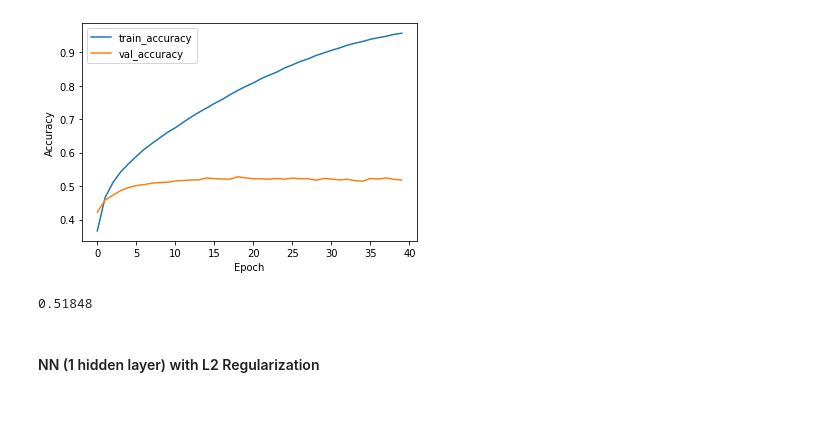
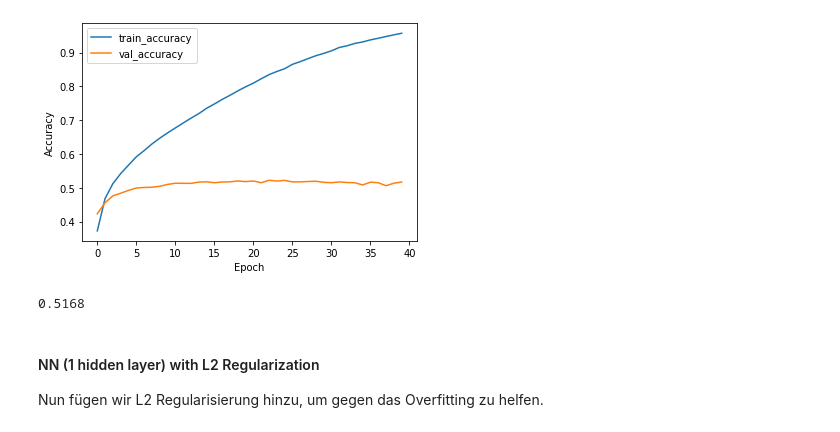
Before and after one commit to benikm91/cas_ml_lab_cifar10, a Jupyter notebook: src/solutions/5_neural_network.ipynb, the cells around one changed output. Cells and saved outputs as stored; diff of their text form; code cells hidden in the pictures.

```diff
--- a/src/solutions/5_neural_network.ipynb
+++ b/src/solutions/5_neural_network.ipynb
@@ -45,2 +63,8 @@ X_data, y_data = load_data()
+# %%
+# Load the data and split into features and labels
+with open('../../data/train.pkl', 'rb') as f:
+    data_train = pickle.load(f)
+X_data = data_train["images"]
+y_data = data_train["labels"]
 # %%
 X_train, X_val, y_train, y_val = train_test_split(X_data, y_data, random_state=42)
@@ -104,19 +137,19 @@ Epoch 40/40
 # %%
-model = Sequential([
+nn = Sequential([
     layers.InputLayer(input_shape=(32*32*3), name='input_layer'),
     layers.Dense(1024, activation=activations.relu, name='hidden_layer'),
     layers.Dense(10, activation=activations.linear, name='output_layer'),
 ])
-model.compile(
+nn.compile(
     optimizer='sgd',
     loss=losses.SparseCategoricalCrossentropy(from_logits=True),
     metrics=['accuracy']
 )
 
-history = model.fit(X_train_std.reshape(-1, 32 * 32 * 3), y_train_enc, batch_size=128, epochs=40, validation_data=(X_val_std.reshape(-1, 32 * 32 * 3), y_val_enc))
+history = nn.fit(X_train_std.reshape(-1, 32 * 32 * 3), y_train_enc, batch_size=128, epochs=40, validation_data=(X_val_std.reshape(-1, 32 * 32 * 3), y_val_enc))
 plot_history(history)
 
-y_val_hat_prob = model.predict(X_val_std.reshape(-1, 32 * 32 * 3))
+y_val_hat_prob = nn.predict(X_val_std.reshape(-1, 32 * 32 * 3))
 y_val_hat = np.argmax(y_val_hat_prob, axis=1)
 
 print(accuracy_score(y_val_hat, y_val_enc))
@@ -141,5 +174,7 @@ Epoch 40/40
-[figure, old version]
+[figure, new version]
-0.51848
+0.5168
 # %% [markdown]
 #### NN (1 hidden layer) with L2 Regularization
+
+Nun fügen wir L2 Regularisierung hinzu, um gegen das Overfitting zu helfen.
 # %%
```
Also changed, not shown: parts of 23 cells of this notebook, 7 other files.
